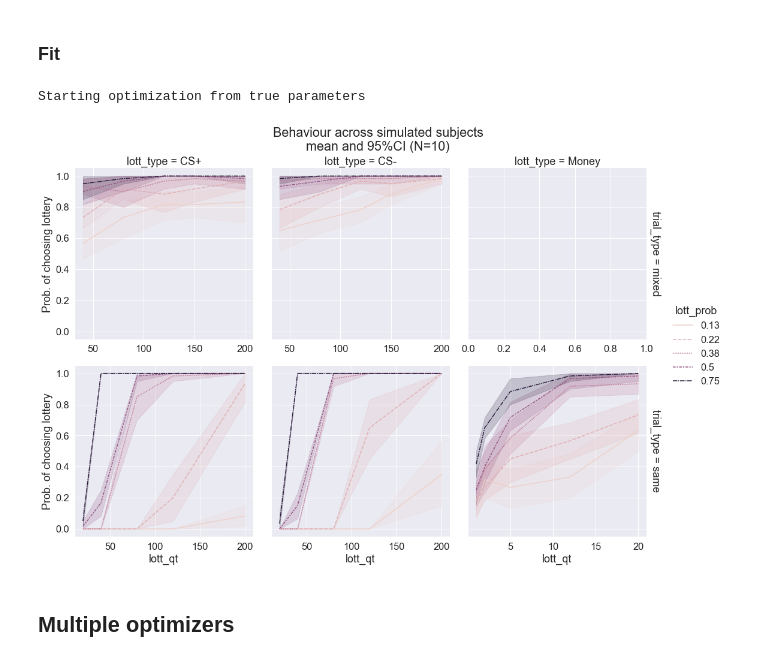
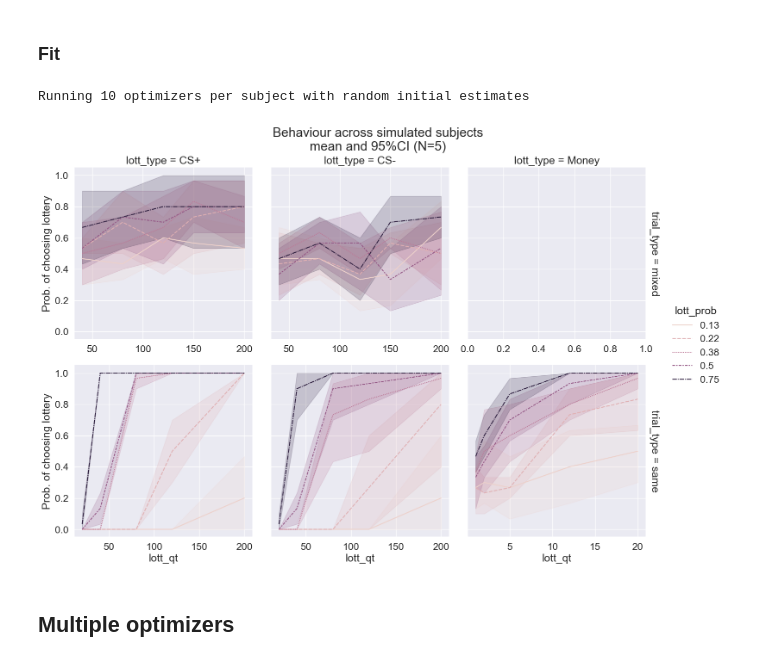
Before and after one commit to ffviana/nutreconDrive, a Jupyter notebook: 3. Analysis/nutrecon_simulation.ipynb, the cells around one changed output. Cells and saved outputs as stored; diff of their text form; code cells hidden in the pictures.

```diff
--- a/3. Analysis/nutrecon_simulation.ipynb
+++ b/3. Analysis/nutrecon_simulation.ipynb
@@ -146,15 +165,15 @@ st_money_alpha = 0.7
 st_cPlus_alpha = 0.5
 st_cMinus_alpha = 0.4
 
-st_money_beta = 2.5
+st_money_beta = 5
 st_cPlus_beta = st_money_beta
 st_cMinus_beta = st_money_beta
 
 mt_cPlus_beta = st_money_beta
 mt_cMinus_beta = st_money_beta
 
-cPlus_sFactor = .05
-cMinus_sFactor = .05
+cPlus_sFactor = .2
+cMinus_sFactor = .2
 
 subjectTrials_df = sim._pack_subjectParameters(st_money_alpha, st_cPlus_alpha, st_cMinus_alpha, st_money_beta,
                                               st_cPlus_beta, st_cMinus_beta, mt_cPlus_beta, mt_cMinus_beta,
@@ -1071,38 +1934,38 @@ x0_6params = (alphaMoney0, alphaCplus0, alphaCminus0,
 # %%
 # INPUTS
 allTrials_df = allTrials_df.copy()
-N_subs = 10
+N_subs = 5
 x0 = x0_6params
 #                         (mean, sd)
 mean_std_st_money_alpha = (0.7, 0.1)
 mean_std_st_cPlus_alpha = (0.8, 0.1)
 mean_std_st_cMinus_alpha = (0.8, 0.1)
 mean_std_st_money_beta = (1.8, 0.3)
 mean_std_st_cPlus_beta = mean_std_st_money_beta
 mean_std_st_cMinus_beta = mean_std_st_money_beta
 mean_std_mt_cPlus_beta = mean_std_st_money_beta
 mean_std_mt_cMinus_beta = mean_std_st_money_beta
-mean_std_cPlus_sFactor = (.2, 0.05)
+mean_std_cPlus_sFactor = (.02, 0.05)
 mean_std_cMinus_sFactor = mean_std_cPlus_sFactor
 
 startFromBehaviour = False
 plot_behaviour = True
 output = 'long_flags'
 
 (st_pars, mt_pars,
  st_estPars, mt_estPars,
  st_hessians, mt_hessians,
  st_iterParams_df, mt_iterParams_df,
  st_flags, mt_flags) = sim.simANDfit_multiParticipants(allTrials_df, N_subs, x0,
                                     mean_std_st_money_alpha, mean_std_st_cPlus_alpha, mean_std_st_cMinus_alpha,
                                     mean_std_st_money_beta, mean_std_st_cPlus_beta, mean_std_st_cMinus_beta,
                                     mean_std_mt_cPlus_beta, mean_std_mt_cMinus_beta,
                                     mean_std_cPlus_sFactor, mean_std_cMinus_sFactor,
                                     plot_behaviour = plot_behaviour, startFromBehaviour = startFromBehaviour,
                                     output = output)
 # %% [output]
-Starting optimization from true parameters
+Running 10 optimizers per subject with random initial estimates
-[figure, old version]
+[figure, new version]
 # %% [markdown]
 ## Multiple optimizers
 # %% [markdown]
```
Also changed, not shown: parts of 43 cells of this notebook, 2 other files.
